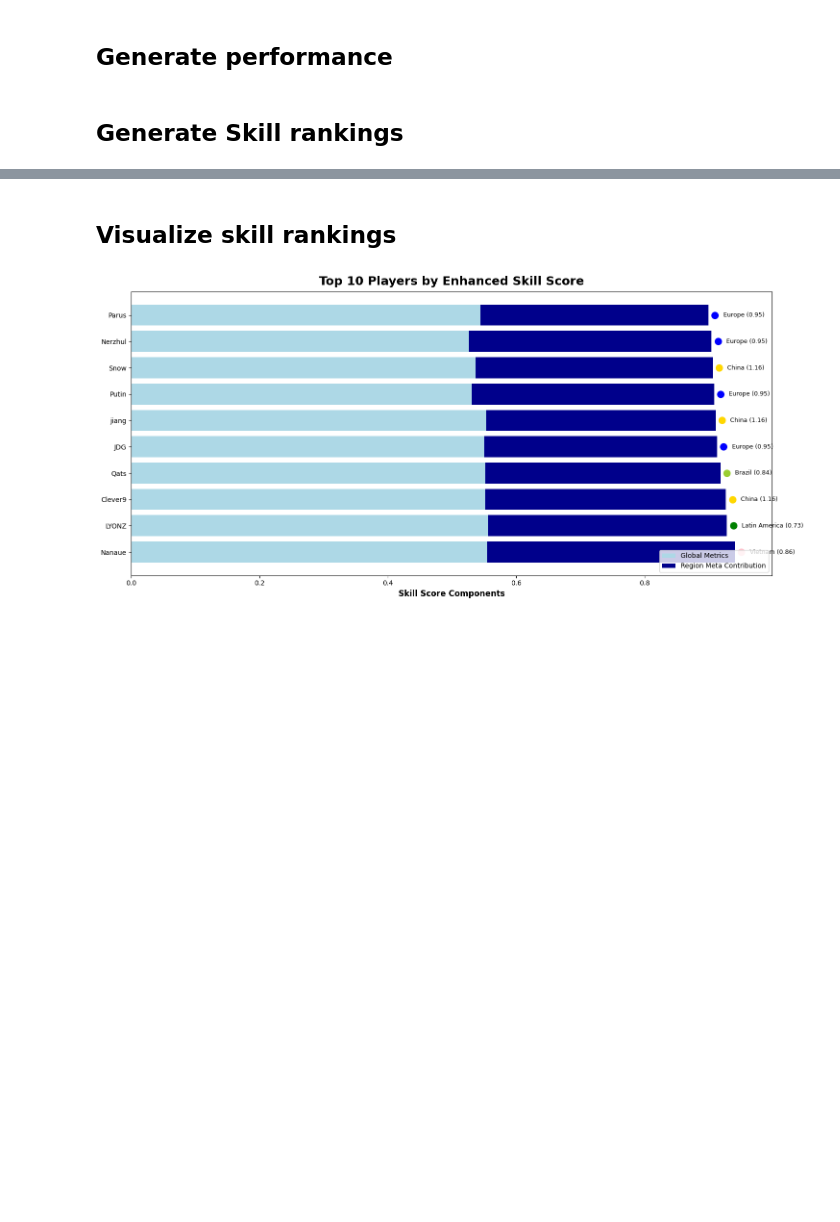
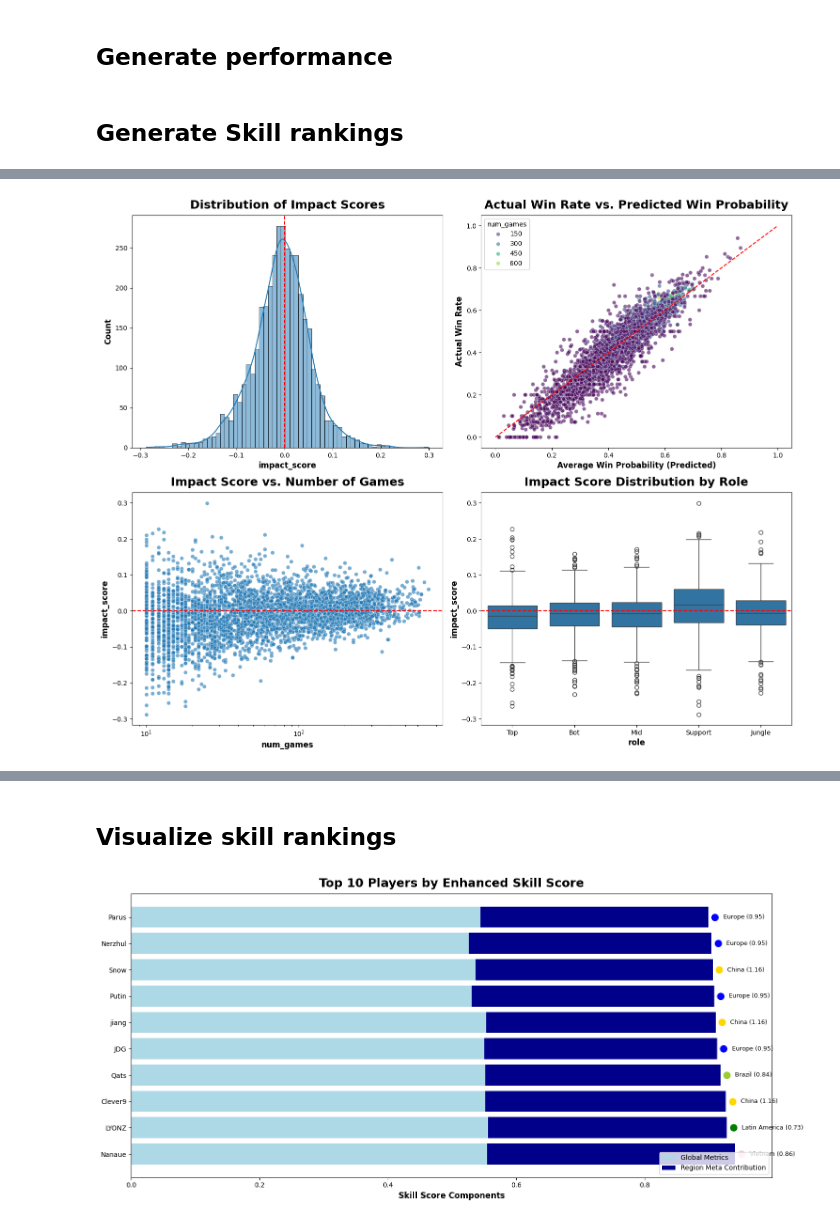
Before and after one commit to ARTHURVANBELLE/AI_LAB_MA1, a Jupyter notebook: models/2_models_features_importance.ipynb, the cells around one changed output, grey strips where cells are left out. Cells and saved outputs as stored; diff of their text form; code cells hidden in the pictures; blank space fills up the shorter version.

```diff
--- a/models/2_models_features_importance.ipynb
+++ b/models/2_models_features_importance.ipynb
@@ -892,0 +943,91 @@ display_enhanced_rankings(enhanced_rankings)
+# %%
+def visualize_impact_score_anomalies(df_normalized_metrics, enhanced_rankings):
+    # Create a figure with multiple subplots
+    fig, axes = plt.subplots(2, 2, figsize=(15, 12))
+
+    # 1. Distribution of impact scores
+    ax1 = axes[0, 0]
+    sns.histplot(df_normalized_metrics['impact_score'], kde=True, ax=ax1)
+    ax1.set_title('Distribution of Impact Scores')
+    ax1.axvline(x=0, color='red', linestyle='--')
+
+    # 2. Scatter plot of actual win rate vs. predicted win probability
+    ax2 = axes[0, 1]
+    sns.scatterplot(
+        x='avg_win_probability',
+        y='actual_win_rate',
+        data=df_normalized_metrics,
+        alpha=0.6,
+        hue='num_games',
+        palette='viridis',
+        ax=ax2
+    )
+    ax2.plot([0, 1], [0, 1], 'r--')  # Identity line
+    ax2.set_title('Actual Win Rate vs. Predicted Win Probability')
+    ax2.set_xlabel('Average Win Probability (Predicted)')
+    ax2.set_ylabel('Actual Win Rate')
+
+    # 3. Impact score vs. number of games
+    ax3 = axes[1, 0]
+    sns.scatterplot(
+        x='num_games',
+        y='impact_score',
+        data=df_normalized_metrics,
+        alpha=0.6,
+        ax=ax3
+    )
+    ax3.axhline(y=0, color='red', linestyle='--')
+    ax3.set_title('Impact Score vs. Number of Games')
+    ax3.set_xscale('log')
+
+    # 4. Box plot of impact score by role
+    ax4 = axes[1, 1]
+    sns.boxplot(x='role', y='impact_score', data=df_normalized_metrics, ax=ax4)
+    ax4.set_title('Impact Score Distribution by Role')
+    ax4.axhline(y=0, color='red', linestyle='--')
+
+    plt.tight_layout()
+    plt.show()
+
+    # Additional visualization: Impact score vs skill ranking
+    plt.figure(figsize=(10, 6))
+    top_players = enhanced_rankings.nsmallest(100, 'skill_rank')
+    sns.scatterplot(
+        x='skill_rank',
+        y='impact_score',
+        data=top_players,
+        alpha=0.7
+    )
+    plt.axhline(y=0, color='red', linestyle='--')
+    plt.title('Impact Score vs Skill Rank (Top 100 Players)')
+    plt.xlabel('Skill Rank')
+    plt.ylabel('Impact Score')
+    plt.grid(True, linestyle='--', alpha=0.3)
+    plt.show()
+
+    # Check for outliers in the impact score
+    impact_score_mean = df_normalized_metrics['impact_score'].mean()
+    impact_score_std = df_normalized_metrics['impact_score'].std()
+    upper_threshold = impact_score_mean + 3 * impact_score_std
+    lower_threshold = impact_score_mean - 3 * impact_score_std
+
+    outliers = df_normalized_metrics[
+        (df_normalized_metrics['impact_score'] > upper_threshold) |
+        (df_normalized_metrics['impact_score'] < lower_threshold)
+    ]
+
+    print(f"Impact score mean: {impact_score_mean:.4f}")
+    print(f"Impact score std: {impact_score_std:.4f}")
+    print(f"Number of outliers: {len(outliers)}")
+
+    return outliers
+
+# Run the visualization
+outliers = visualize_impact_score_anomalies(df_normalized_metrics, enhanced_rankings)
+
+# Display the top 10 outliers by absolute impact score
+if len(outliers) > 0:
+    display(outliers.sort_values(by='impact_score', ascending=False).head(10))
+    display(outliers.sort_values(by='impact_score', ascending=True).head(10))
+# %% [output]
+[figure, added]
```
Also changed, not shown: parts of 11 cells of this notebook, 7 other files.
